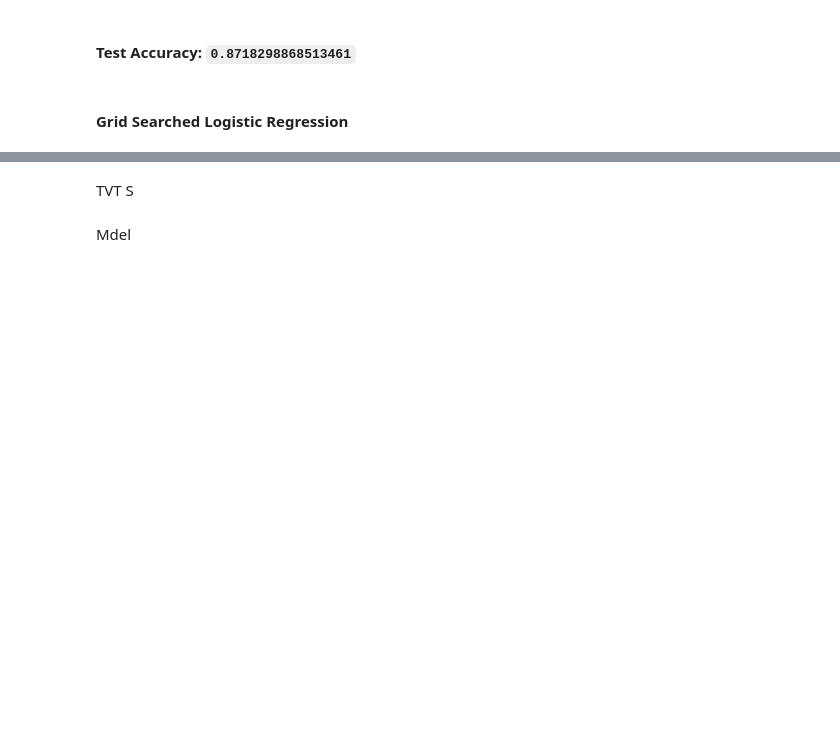
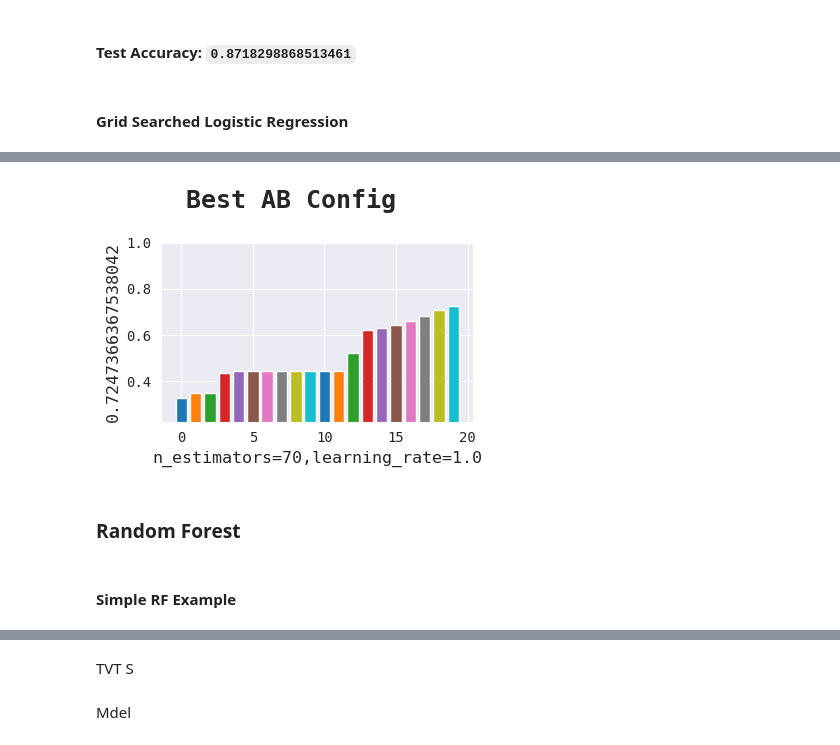
Before and after one commit to SHREYA-1103/Obesity-risk-analysis, a Jupyter notebook: ml_model_analysis.ipynb, the cells around one changed output, grey strips where cells are left out. Saved outputs shown, nothing was run; the diff lists cells and outputs as text; code cells hidden in the pictures; blank space fills up the shorter version.

```diff
--- a/ml_model_analysis.ipynb
+++ b/ml_model_analysis.ipynb
@@ -811,0 +867,5 @@ conclude_plot("Best LR Config")
+# %%
+model = skl.ensemble.AdaBoostClassifier()
+evaluate_model(model, train_x, train_y, test_x, test_y)
+save_submission("SimpleABModel", model, data_test_ids, data_test)
+chime.info()
@@ -811,0 +877,20 @@ conclude_plot("Best LR Config")
+# %%
+start_time = time.perf_counter()
+
+history = []
+for n_estimators, learning_rate in itertools.product(
+        range(10, 101, 10),
+        [1.0, 0.1],
+):
+    key = f'n_estimators={n_estimators},learning_rate={learning_rate}'
+    print("Training", key)
+    model = skl.ensemble.AdaBoostClassifier(n_estimators=n_estimators, learning_rate=learning_rate)
+    model.fit(train_x, train_y)
+    history.append([key, {'model': model, 'train score': model.score(train_x, train_y),
+                          'val score': model.score(test_x, test_y)}])
+
+best_score, best_config, best_model = max([[x[1]['val score'], x[0], x[1]['model']] for x in history])
+save_submission('GSAB_' + best_config, best_model, data_test_ids, data_test)
+displayMD(header(4, kv('Best Val Accuracy', best_score)))
+displayMD(header(4, kv('Time Elapsed', f"{time.perf_counter() - start_time:.4f} seconds")))
+chime.success()
@@ -811,0 +920,15 @@ conclude_plot("Best LR Config")
+# %%
+plt.figure(figsize=sml_fig)
+_hist = sorted([[x[1]['val score'], x] for x in history])
+for idx, (score, _) in enumerate(_hist):
+    plt.bar(idx, score)
+plt.ylabel(_hist[-1][0])
+plt.xlabel(_hist[-1][1][0])
+plt.ylim(min(0.5, _hist[0][0] - 0.1), 1.0)
+conclude_plot("Best AB Config")
+# %% [output]
+[figure, added]
+# %% [markdown]
+### Random Forest
+# %% [markdown]
+#### Simple RF Example
```
Also changed, not shown: parts of 19 cells of this notebook.
